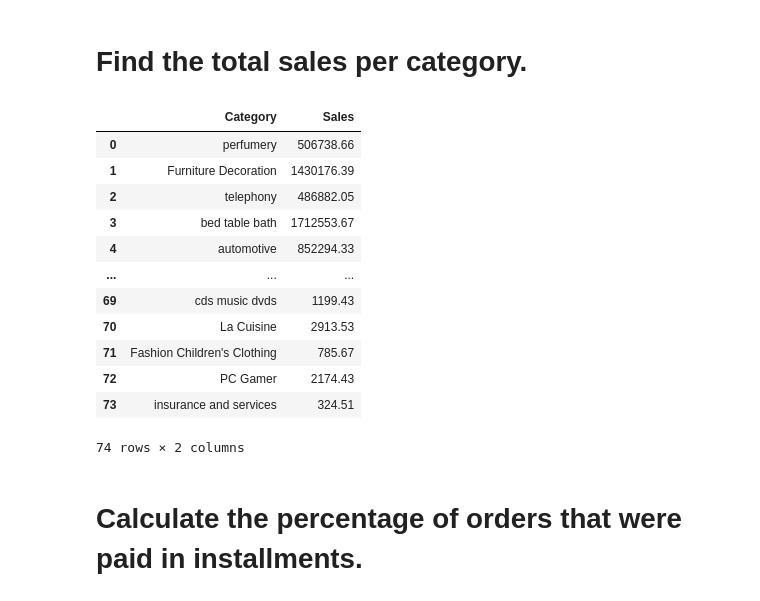
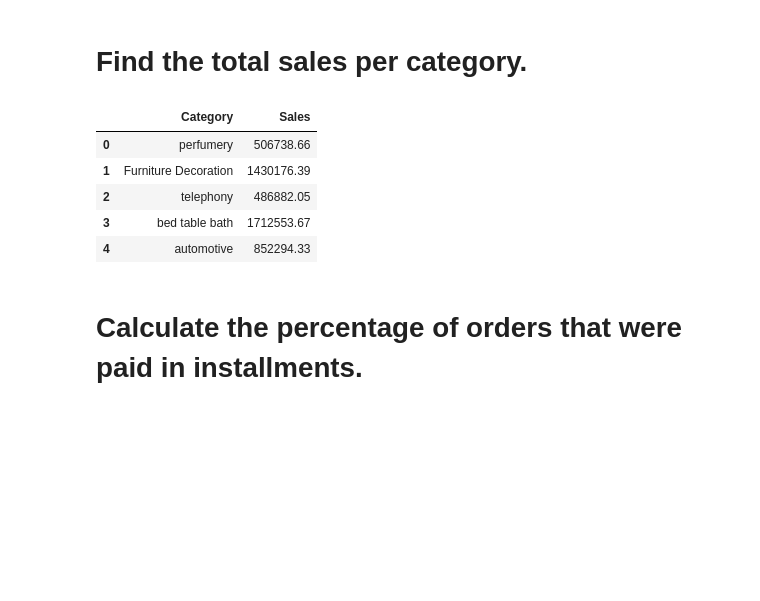
Before and after one commit to AbhiKanekar/DA_Project_01, a Jupyter notebook: Questions.ipynb, the cells around one changed output. Cells and saved outputs as stored; diff of their text form; code cells hidden in the pictures; blank space fills up the shorter version.

```diff
--- a/Questions.ipynb
+++ b/Questions.ipynb
@@ -55,35 +46,28 @@ data[0][0]
 # %%
 query = """
 SELECT
     products.product_category AS category,
     round(SUM(payments.payment_value),2) AS sales
 FROM products
 JOIN order_items
     ON products.product_id = order_items.product_id
 JOIN payments
     ON payments.order_id = order_items.order_id
 GROUP BY category
         """
 cursor.execute(query)
 
 data = cursor.fetchall()
 
 df = pd.DataFrame(data,columns=["Category","Sales"])
-df
+df.head()
 # %% [output]
 |  | Category | Sales |
 | 0 | perfumery | 506738.66 |
 | 1 | Furniture Decoration | 1430176.39 |
 | 2 | telephony | 486882.05 |
 | 3 | bed table bath | 1712553.67 |
 | 4 | automotive | 852294.33 |
-| ... | ... | ... |
-| 69 | cds music dvds | 1199.43 |
-| 70 | La Cuisine | 2913.53 |
-| 71 | Fashion Children's Clothing | 785.67 |
-| 72 | PC Gamer | 2174.43 |
-| 73 | insurance and services | 324.51 |
-74 rows × 2 columns
 # %% [markdown]
 # Calculate the percentage of orders that were paid in installments.
 # %%
```
Also changed, not shown: parts of 13 cells of this notebook, 1 other file.
